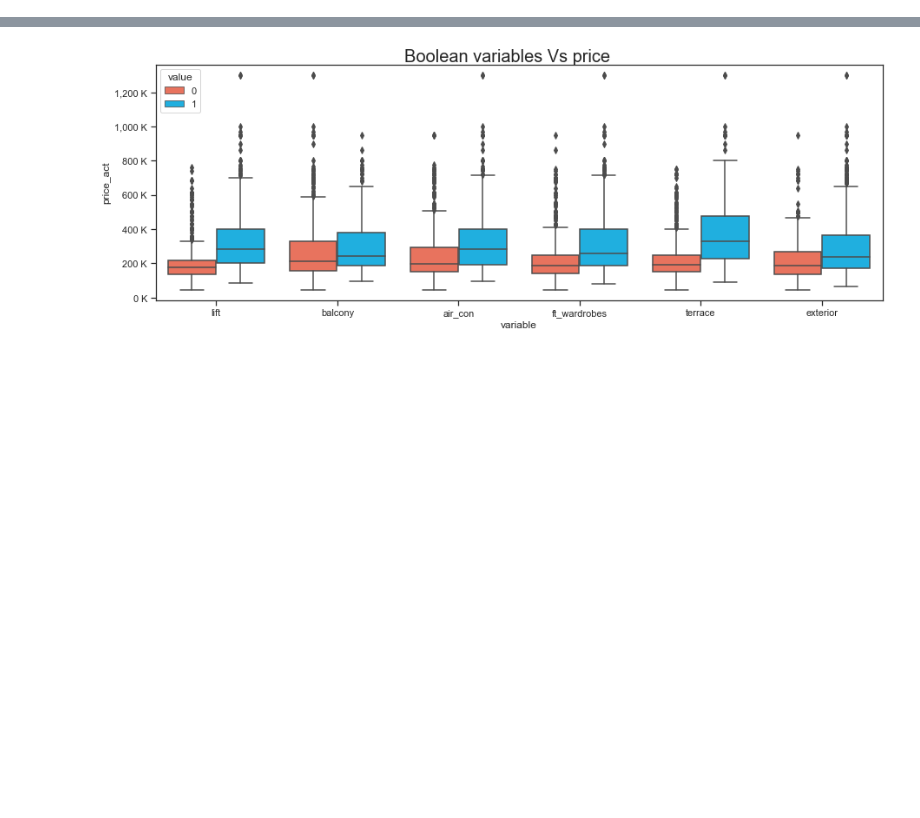
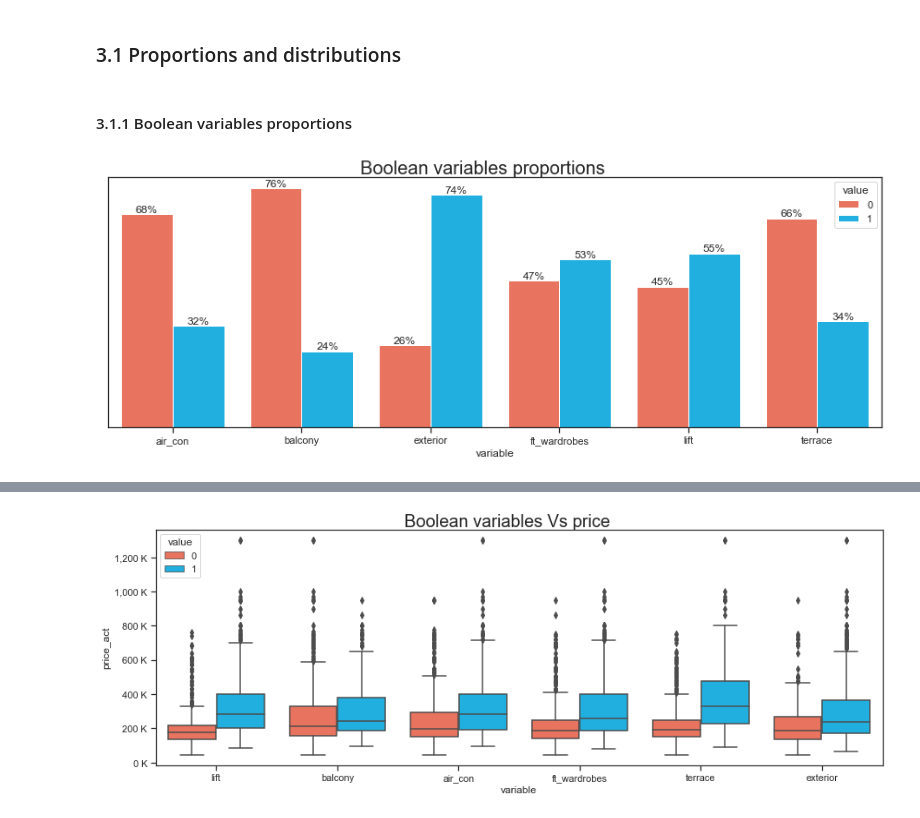
Before and after one commit to estmelra/idealista, a Jupyter notebook: eda.ipynb, the cells around one changed output, grey strips where cells are left out. Cells and saved outputs as stored; diff of their text form; code cells hidden in the pictures; blank space fills up the shorter version.

```diff
--- a/eda.ipynb
+++ b/eda.ipynb
@@ -7,7 +33,7 @@ import math
 # %%
-data = pd.read_csv('data/clean_data_2.csv')
-numeric_vars = ['price_act', 'price_first', 'sq_m', 'bedrooms', 'bathrooms', 'const_year', 'floor', 'st_number']
+sns.set_theme(style="ticks") # Setting sns theme style for all plats in this nb.
+
+# Making a list with each var type
+numeric_vars = ['price_act', 'price_first', 'sq_m', 'bedrooms', 'bathrooms', 'const_year', 'floor', 'st_number', 'price_sq_m']
 bolean_vars = ['lift', 'balcony', 'air_con', 'ft_wardrobes', 'terrace', 'exterior']
 categorical_vars = ['advertiser', 'type', 'nbhood', 'street','heating']
-
-data.head()
@@ -51,0 +48,21 @@ plt.show()
+# %% [markdown]
+### 3.1 Proportions and distributions
+# %% [markdown]
+#### 3.1.1 Boolean variables proportions
+# %%
+data_bol_tot_count = data[bolean_vars].melt().groupby('variable').size().reset_index(name='totals') # total count per class for percentages
+data_bol = data[bolean_vars].melt().groupby(['variable', 'value']).size().reset_index(name='count').\
+    merge(data_bol_tot_count, on='variable').assign(per = lambda x: x['count'] / x['totals'] * 100) # creating a df with % for each class
+
+palette ={0: "tomato", 1: "deepskyblue"} # Creating custom palet for uor bolean vars.
+fig, ax = plt.subplots(figsize=(15, 5))
+fig.suptitle('Boolean variables proportions', fontsize=20, y=0.93)
+plot = sns.barplot(x="variable", y = 'per', hue="value", data=data_bol, palette=palette)
+
+for container in ax.containers: # Adding labels
+    ax.bar_label(container, fmt='%.f%%')
+
+plot.axes.get_yaxis().set_visible(False) # Removing y axis
+plt.show()
+# %% [output]
+[figure, added]
```
Also changed, not shown: parts of 18 cells of this notebook, 2 other files.
